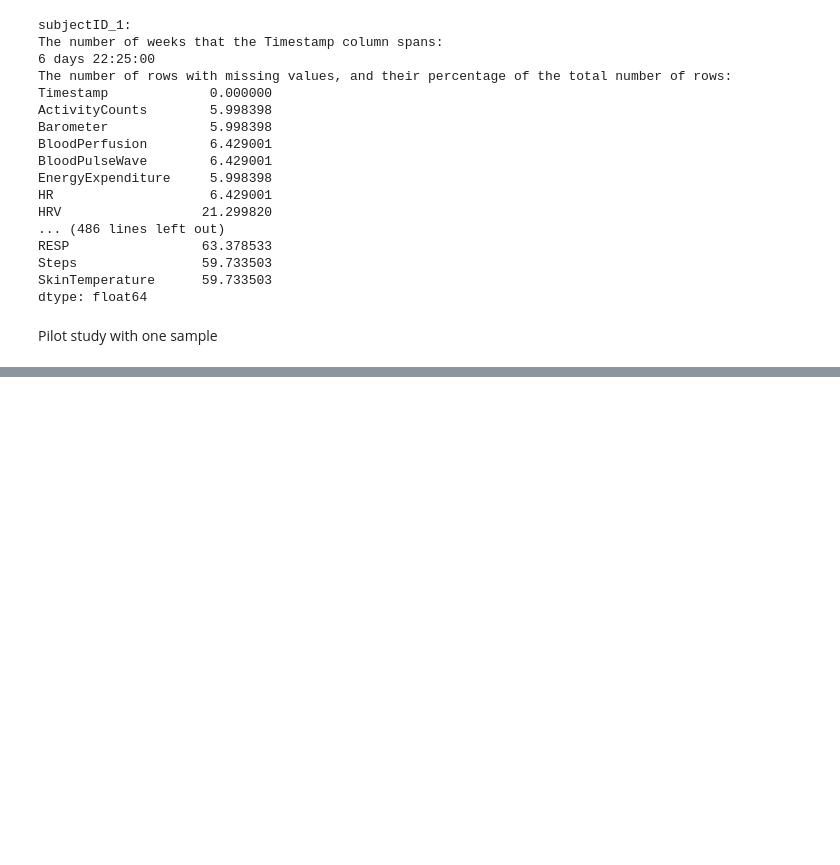
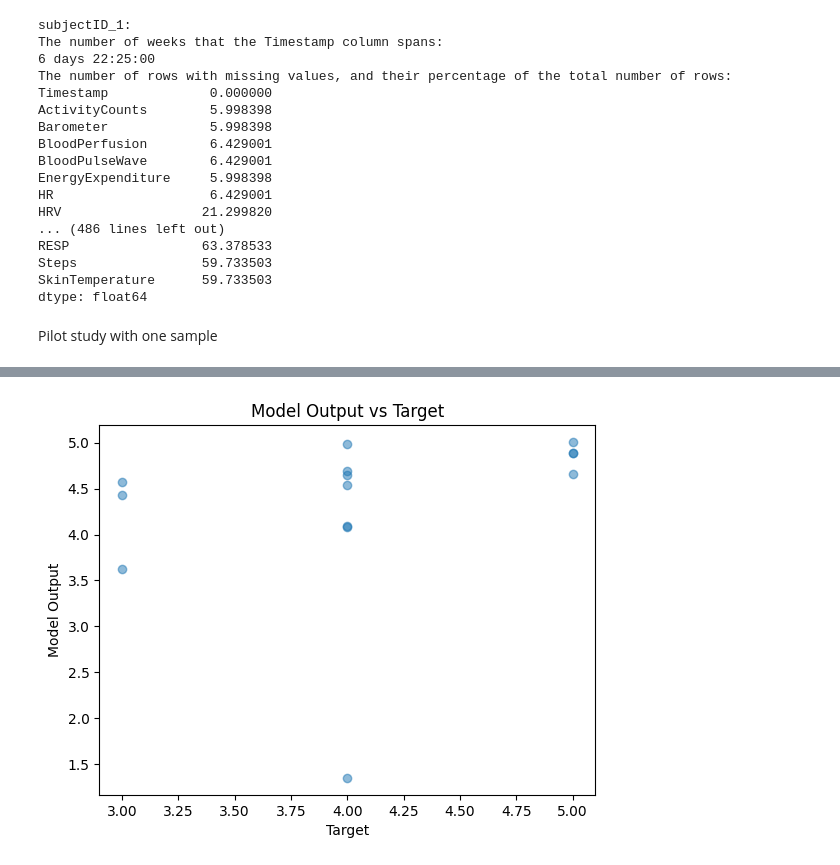
Before and after one commit to jenydu/Fatigue-Wearable, a Jupyter notebook: one_sample_case.ipynb, the cells around one changed output, grey strips where cells are left out. Drawn from its saved outputs; the diff is of its cells as text; code cells hidden in the pictures; blank space fills up the shorter version.

Commit message:
one-sample test

```diff
--- a/one_sample_case.ipynb
+++ b/one_sample_case.ipynb
@@ -165,0 +67,12 @@ df24_array.shape
+# %%
+fatiguePROs = pd.read_csv('data/fatiguePROs_processed.csv')
+subject24_labels = fatiguePROs[fatiguePROs['SubjectID'] == 24]
+subject24_labels.reset_index(drop=True, inplace=True)
+# convert the Timestamp column to datetime type
+subject24_labels['DateTime'] = pd.to_datetime(subject24_labels['DateTime'], format=date_format)
+# find all timestamp that have missing values in the proanswers column
+missing_proanswers = subject24_labels[subject24_labels['PROanswer_value'].isnull()].DateTime.unique()
+# drop all rows that have the above timestamps
+subject24_labels = subject24_labels[~subject24_labels['DateTime'].isin(missing_proanswers)]
+subject24_labels.reset_index(drop=True, inplace=True)
+subject24_labels
@@ -165,0 +171,18 @@ df24_array.shape
+# %%
+import numpy as np
+from sklearn.model_selection import train_test_split
+
+# Assuming your data is stored in 'data' and labels in 'labels'
+X_train, X_test, y_train, y_test = train_test_split(df24_3days, PROlabels_VAS, test_size=0.2, random_state=42)
+
+from torch.nn.utils.rnn import pad_sequence
+# Pad sequences with zeros
+X_train = pad_sequence([torch.tensor(seq, dtype=torch.float32) for seq in X_train], batch_first=True, padding_value=float('nan'))
+X_test = pad_sequence([torch.tensor(seq, dtype=torch.float32) for seq in X_test], batch_first=True, padding_value=float('nan'))
+y_train = torch.tensor(y_train, dtype=torch.float32)
+y_test = torch.tensor(y_test, dtype=torch.float32)
+
+X_train = torch.nan_to_num(X_train)
+X_test = torch.nan_to_num(X_test)
+
+X_train.shape, y_train.shape, X_test.shape, y_test.shape
@@ -165,0 +279,15 @@ df24_array.shape
+# %%
+#plot the predicted and actual values
+import matplotlib.pyplot as plt
+# Convert torch tensors to numpy arrays for plotting
+y_test_np = y_test.numpy()
+test_outputs_np = test_outputs.numpy()
+
+# Create a scatter plot
+plt.scatter(y_test_np, test_outputs_np, alpha=0.5)
+plt.title('Model Output vs Target')
+plt.xlabel('Target')
+plt.ylabel('Model Output')
+plt.show()
+# %% [output]
+[figure, added]
```
Also changed, not shown: parts of 15 cells of this notebook, 2 other files.
